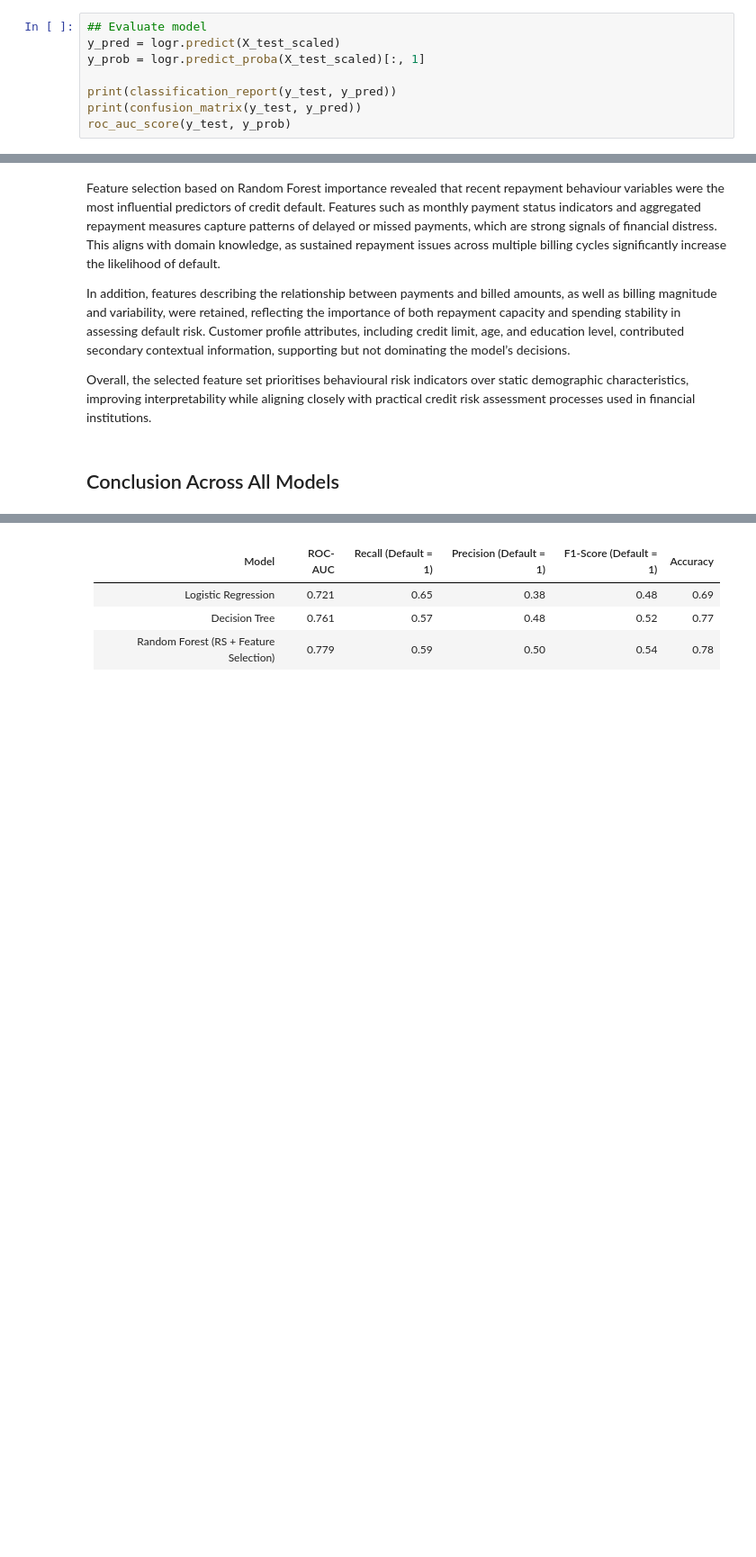
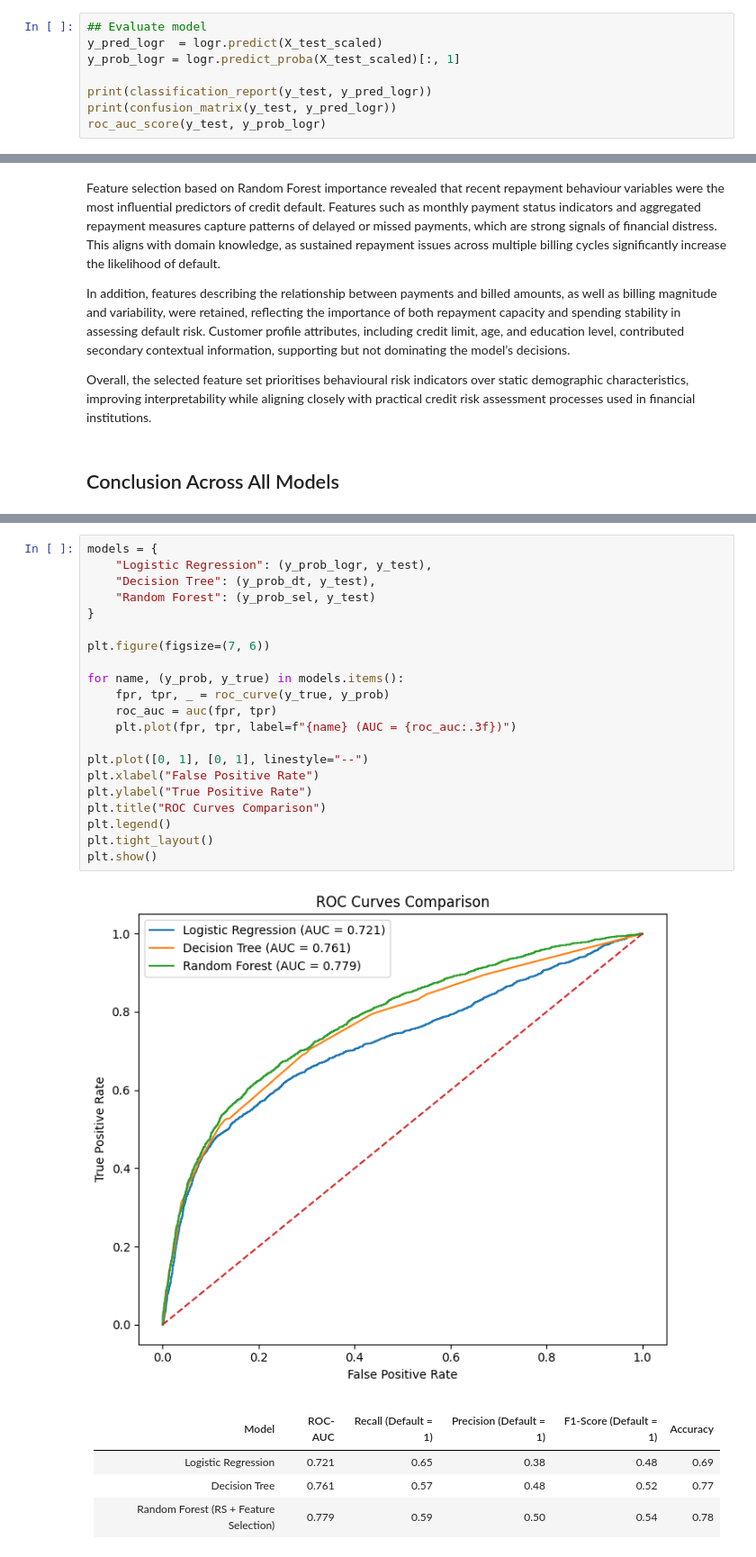
Before and after one commit to yaboywf/MLDP-Project, a Jupyter notebook: MLDP Program Codes Submission.ipynb, the cells around one changed output, grey strips where cells are left out. Shown at 90% size. Drawn from its saved outputs; the diff is of its cells as text; blank space fills up the shorter version.

```diff
--- a/MLDP Program Codes Submission.ipynb
+++ b/MLDP Program Codes Submission.ipynb
@@ -500,12 +500,12 @@ After training, the fitted model was saved for reuse during evaluation and deplo
 # 5. Model Evaluation
 # %%
 ## Evaluate model
-y_pred = logr.predict(X_test_scaled)
-y_prob = logr.predict_proba(X_test_scaled)[:, 1]
+y_pred_logr  = logr.predict(X_test_scaled)
+y_prob_logr = logr.predict_proba(X_test_scaled)[:, 1]
 
-print(classification_report(y_test, y_pred))
-print(confusion_matrix(y_test, y_pred))
-roc_auc_score(y_test, y_prob)
+print(classification_report(y_test, y_pred_logr))
+print(confusion_matrix(y_test, y_pred_logr))
+roc_auc_score(y_test, y_prob_logr)
 # %% [output]
               precision    recall  f1-score   support
 
@@ -727,3 +805,26 @@ Overall, the selected feature set prioritises behavioural risk indicators over s
+# %%
+models = {
+    "Logistic Regression": (y_prob_logr, y_test),
+    "Decision Tree": (y_prob_dt, y_test),
+    "Random Forest": (y_prob_sel, y_test)
+}
+
+plt.figure(figsize=(7, 6))
+
+for name, (y_prob, y_true) in models.items():
+    fpr, tpr, _ = roc_curve(y_true, y_prob)
+    roc_auc = auc(fpr, tpr)
+    plt.plot(fpr, tpr, label=f"{name} (AUC = {roc_auc:.3f})")
+
+plt.plot([0, 1], [0, 1], linestyle="--")
+plt.xlabel("False Positive Rate")
+plt.ylabel("True Positive Rate")
+plt.title("ROC Curves Comparison")
+plt.legend()
+plt.tight_layout()
+plt.show()
+# %% [output]
+[figure, added]
 # %% [markdown]
 | Model	| ROC-AUC | Recall (Default = 1) | Precision (Default = 1) | F1-Score (Default = 1)	| Accuracy |
 |-------|---------|----------------------|-------------------------|------------------------|----------|
```
Also changed, not shown: parts of 8 cells of this notebook.
